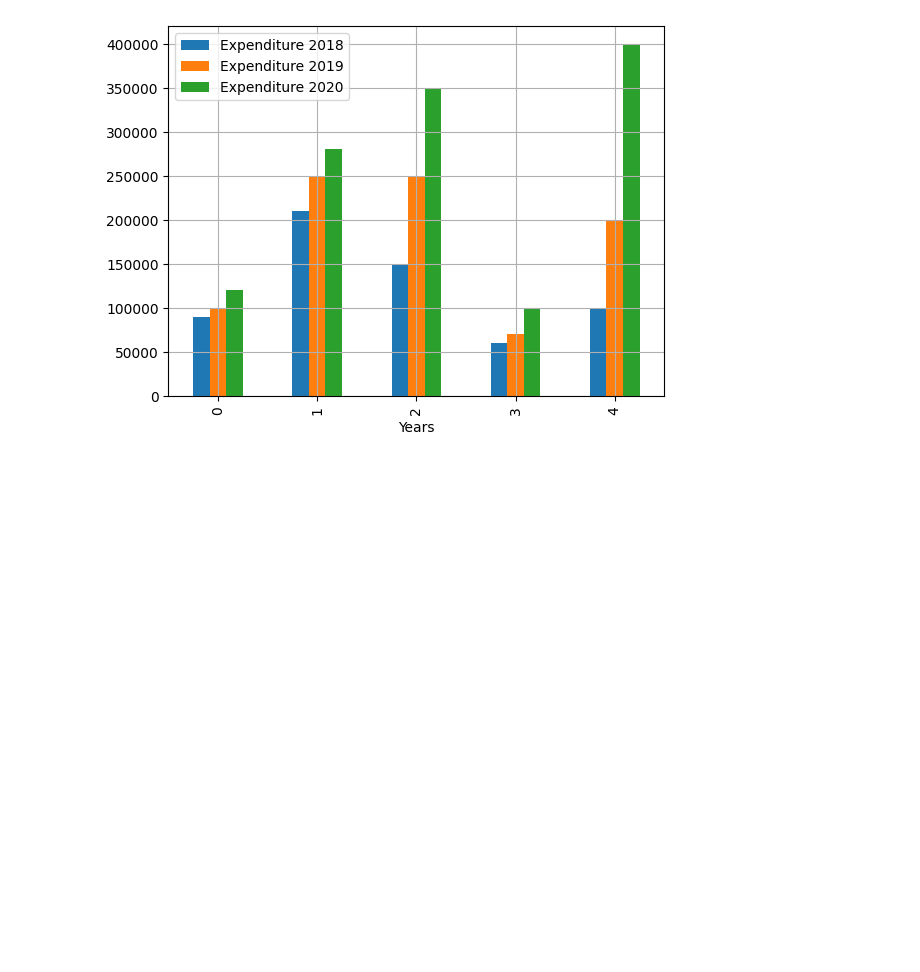
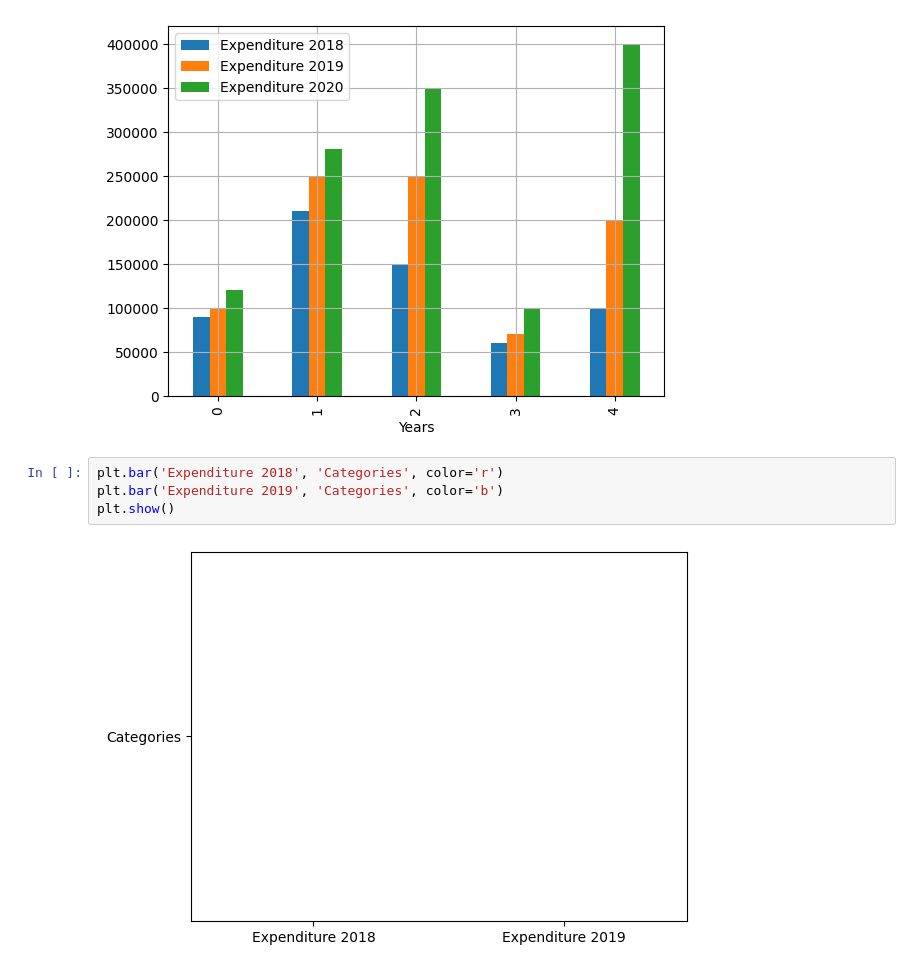
Before and after one commit to devdharaiya/Coding, a Jupyter notebook: IIMR Term 1/Group Assignment/dev.ipynb, the cells around one changed output. Saved outputs shown, nothing was run; the diff lists cells and outputs as text; blank space fills up the shorter version.

```diff
--- a/IIMR Term 1/Group Assignment/dev.ipynb
+++ b/IIMR Term 1/Group Assignment/dev.ipynb
@@ -47,3 +54,9 @@ plt.xlabel('Years')
 plt.show()
 # %% [output]
 [figure]
+# %%
+plt.bar('Expenditure 2018', 'Categories', color='r')
+plt.bar('Expenditure 2019', 'Categories', color='b')
+plt.show()
+# %% [output]
+[figure, added]
```
Also changed, not shown: parts of 1 cell of this notebook, 3 other files.
